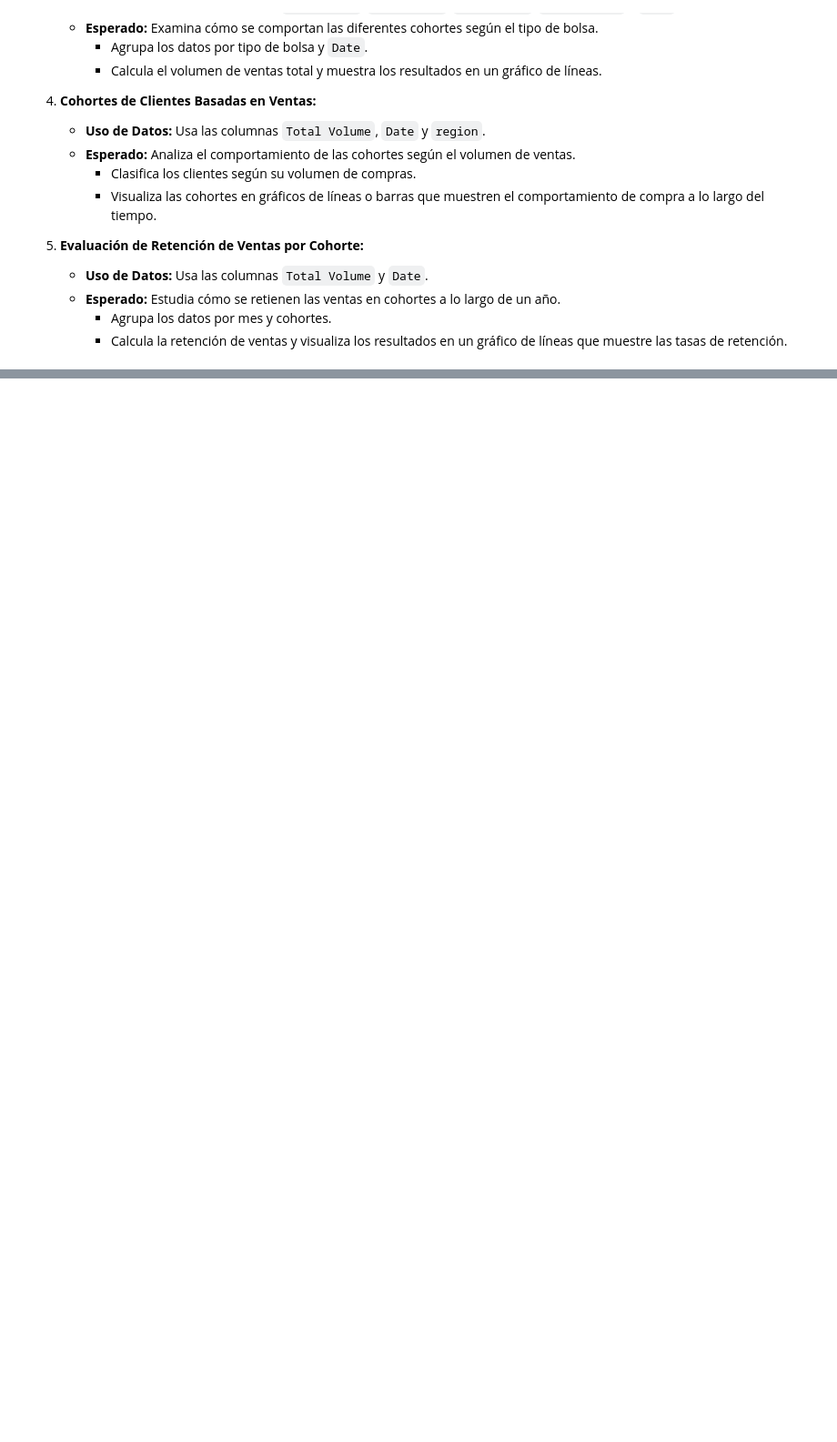
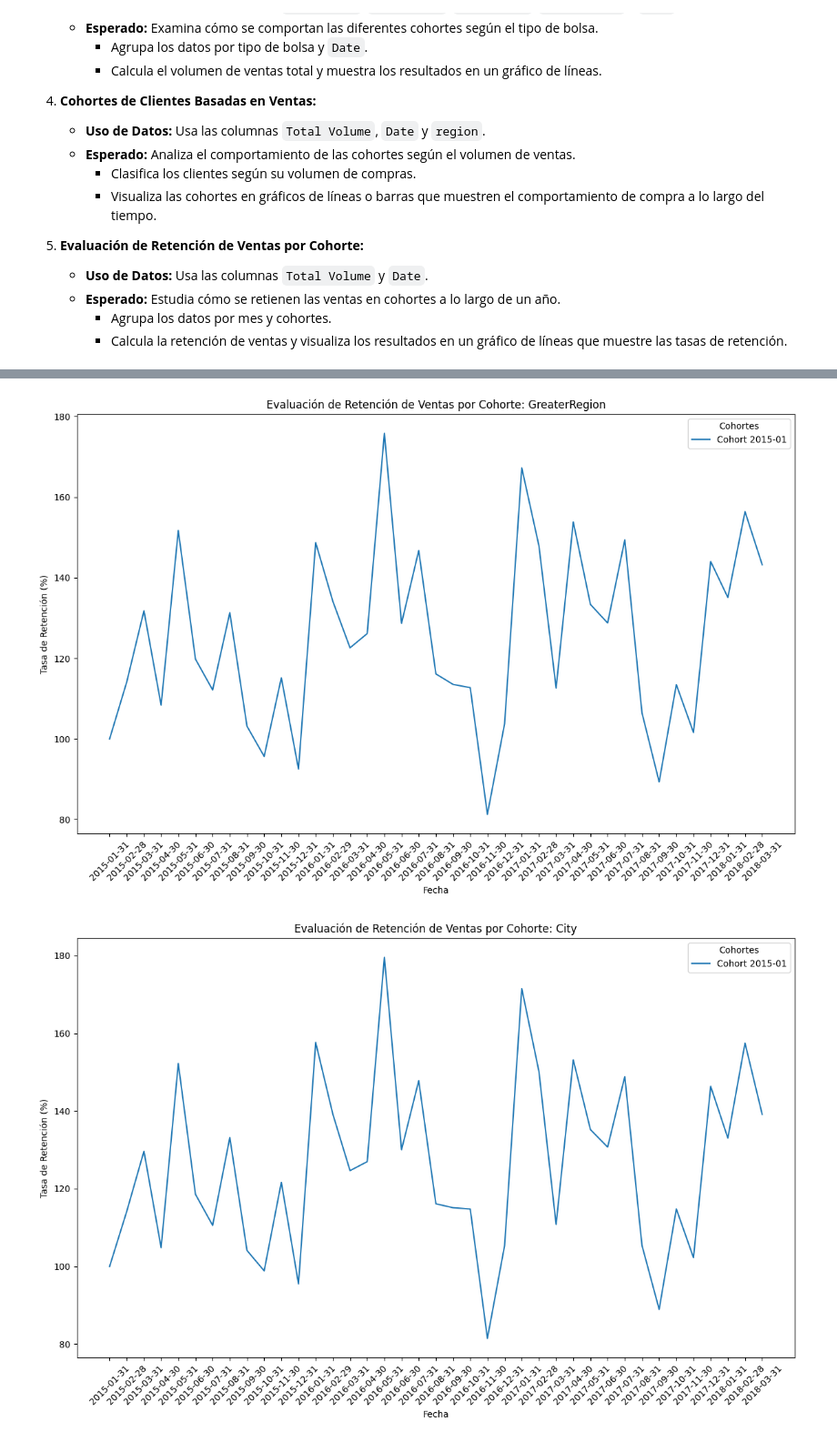
Before and after one commit to ahenao/aguacate-aljoan, a Jupyter notebook: notebooks/jose/proyecto-4.ipynb, the cells around one changed output, grey strips where cells are left out. Shown at 91% size. Cells and saved outputs as stored; diff of their text form; code cells hidden in the pictures; blank space fills up the shorter version.

```diff
--- a/notebooks/jose/proyecto-4.ipynb
+++ b/notebooks/jose/proyecto-4.ipynb
@@ -246,52 +250,46 @@ for df, label in zip(dfs, labels):
 # %%
 """
 4.5. **Evaluación de Retención de Ventas por Cohorte:**
    - **Uso de Datos:** Usa las columnas `Total Volume` y `Date`.
    - **Esperado:** Estudia cómo se retienen las ventas en cohortes a lo largo de un año.
      - Agrupa los datos por mes y cohortes.
      - Calcula la retención de ventas y visualiza los resultados en un gráfico de líneas que muestre las tasas de retención.
 """
 # 4.5 Evaluación de Retención de Ventas por Cohorte
 
-# Asegúrate de que las fechas están en formato datetime
-#df['Date'] = pd.to_datetime(df['Date'])
-
-# Filtrar las columnas relevantes
-# En avocado.csv, se utiliza 'region' en lugar de 'City' o 'Region', ajustaremos los nombres en consecuencia
-#df_reduced = df[['Date', 'region', 'Total Volume']].copy()
-
-# Separar los datos por regiones para analizar por ciudad o región
-#df_cities = df_reduced[df_reduced['region'].isin(['Albany', 'Atlanta', 'BaltimoreWashington'])]  # Cambia estos valores según las regiones que quieras analizar
-#df_regions = df_reduced[df_reduced['region'].isin(['California', 'Southeast', 'West'])]
-
 dfs = [df_reduced, df_cities, df_regions]
 labels = ['GreaterRegion', 'City', 'Region']
-
+i = 0
 # Loop para calcular y visualizar las cohortes
 for df, label in zip(dfs, labels):
-    # Crear la columna CohortMonth
-    df['CohortMonth'] = df['Date'].dt.to_period('M')
 
-    # Calcular el volumen de ventas total por cohorte y mes
-    cohort_sales = df.groupby(['CohortMonth', 'Date'])['Total Volume'].sum().reset_index()
 
-    # Tabla pivot para obtener los datos de retención de la cohorte
-    cohort_retention = cohort_sales.pivot_table(
-        index='CohortMonth',
-        columns=pd.Grouper(key='Date', freq='M'),  # Agrupar por mes en las columnas
-        values='Total Volume',
-        aggfunc='sum',
-        fill_value=0
-    )
+    # Set the first purchase month for each row (cohort) - we use the first month for each region's sales
+    df['CohortMonth'] = df.groupby('region')['Date'].transform('min').dt.to_period('M')
 
-    # Calcular tasas de retención como porcentaje del volumen inicial
-    cohort_sizes = cohort_retention.iloc[:, 0]
-    retention_rates = cohort_retention.divide(cohort_sizes, axis=0) * 100
+    # Group by CohortMonth and Date, then calculate the total volume for each group
+    cohort_data = df.groupby(['CohortMonth', pd.Grouper(key='Date', freq='ME')])['Total Volume'].sum().reset_index()
 
-    # Visualizar las tasas de retención
+    # Calculate retention rates for each cohort
+    cohort_pivot = cohort_data.pivot_table(index='CohortMonth', columns='Date', values='Total Volume')
+
+    # Calculate the retention by dividing the total volume of each cohort by the volume in the first month
+    cohort_retention = cohort_pivot.divide(cohort_pivot.iloc[:, 0], axis=0)
+
+    # Plot the retention rates
     plt.figure(figsize=(12, 8))
-    plt.title(f'Retención de Ventas por Cohorte ({label})')
-    sns.heatmap(retention_rates, annot=True, fmt=".0f", cmap="YlGnBu", linewidths=.5, cbar=True)
-    plt.xlabel('Mes')
-    plt.ylabel('Cohorte (Mes)')
+
+    for cohort in cohort_retention.index:
+        plt.plot(cohort_retention.columns.astype(str), cohort_retention.loc[cohort] * 100, label=f'Cohort {cohort}')
+
+    plt.title(f'Evaluación de Retención de Ventas por Cohorte: {labels[i]}')
+    plt.xlabel('Fecha')
+    plt.ylabel('Tasa de Retención (%)')
+    plt.legend(title='Cohortes', loc='best')
+    plt.xticks(rotation=45)
+    plt.tight_layout()
     plt.show()
+    i += 1
+# %% [output]
+[figure, added]
+[figure, added]
```
Also changed, not shown: parts of 7 cells of this notebook, 1 other file.
